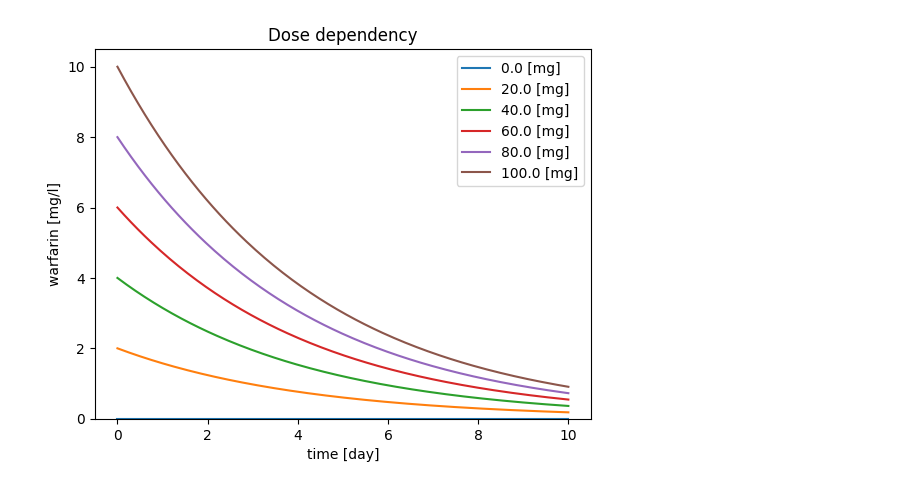
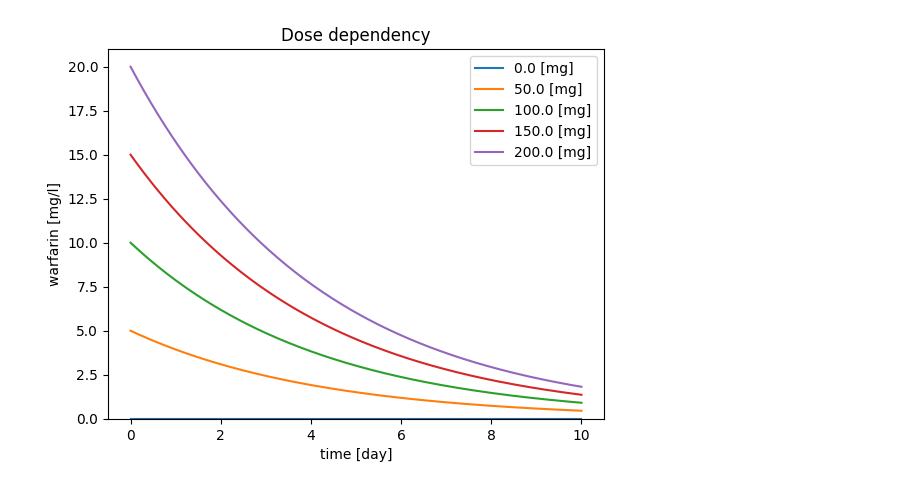
Before and after one commit to matthiaskoenig/course-pharmacokinetic-modelling, a Jupyter notebook: src/mb19/notebooks/01_structural_models.ipynb, the cells around one changed output. Saved outputs shown, nothing was run; the diff lists cells and outputs as text; code cells hidden in the pictures.

```diff
--- a/src/mb19/notebooks/01_structural_models.ipynb
+++ b/src/mb19/notebooks/01_structural_models.ipynb
@@ -18,17 +83,15 @@ Now we simulate the algebraic equation with parameters for clearance `CL` and vo
 from matplotlib import pyplot as plt
 import numpy as np
 
-# Warfarin
+# simulate
 V = 10  # [l]
 CL = 0.1  # [L/hr]
-Dose = 100  # [mg]
+Dose = 10  # [mg]
 t = np.linspace(start=0, stop=12*24, num=200)  # [hr]
 C = Dose/V * np.exp(-CL/V * t)  # [mg/l]
-# 0.01 C0 = C0 * exp(-CL/V * tend)
-# tend = -log(0.01) * V/CL
 
 # plot
-f, ax = plt.subplots(nrows=1, ncols=1)
+f, ax = plt.subplots()
 ax.plot(t/24.0, C, label="warfarin", color="black", linewidth=2.0)
 ax.set_xlabel("time [day]")
 ax.set_ylabel("warfarin [mg/l]")
@@ -52,25 +179,25 @@ To systematically study the effects of parameters on the algebraic model we can
 # %%
-# Warfarin
+# warfarin
 V = 10  # [l]
 CL = 0.1  # [L/hr]
 Dose = 100  # [mg]
 t = np.linspace(start=0, stop=10*24, num=200)  # [hr]
 
 # Dose dependency
 f, ax = plt.subplots(nrows=1, ncols=1)
-for Dose in np.linspace(0, 100, num=6):
+for Dose in np.linspace(0, 200, num=5):
     C = Dose / V * np.exp(-CL / V * t)  # [mg/l]
     ax.plot(t/24.0, C, label=f"{Dose} [mg]")
 # reset dose
 Dose = 100  # [mg]
 
 # plot
 ax.set_xlabel("time [day]")
 ax.set_ylabel("warfarin [mg/l]")
 ax.set_ylim(bottom=0)
 ax.legend()
 ax.set_title("Dose dependency")
 plt.show()
 # %% [output]
-[figure, old version]
+[figure, new version]
 # %% [markdown]
```
Also changed, not shown: parts of 9 cells of this notebook, 3 other files.
